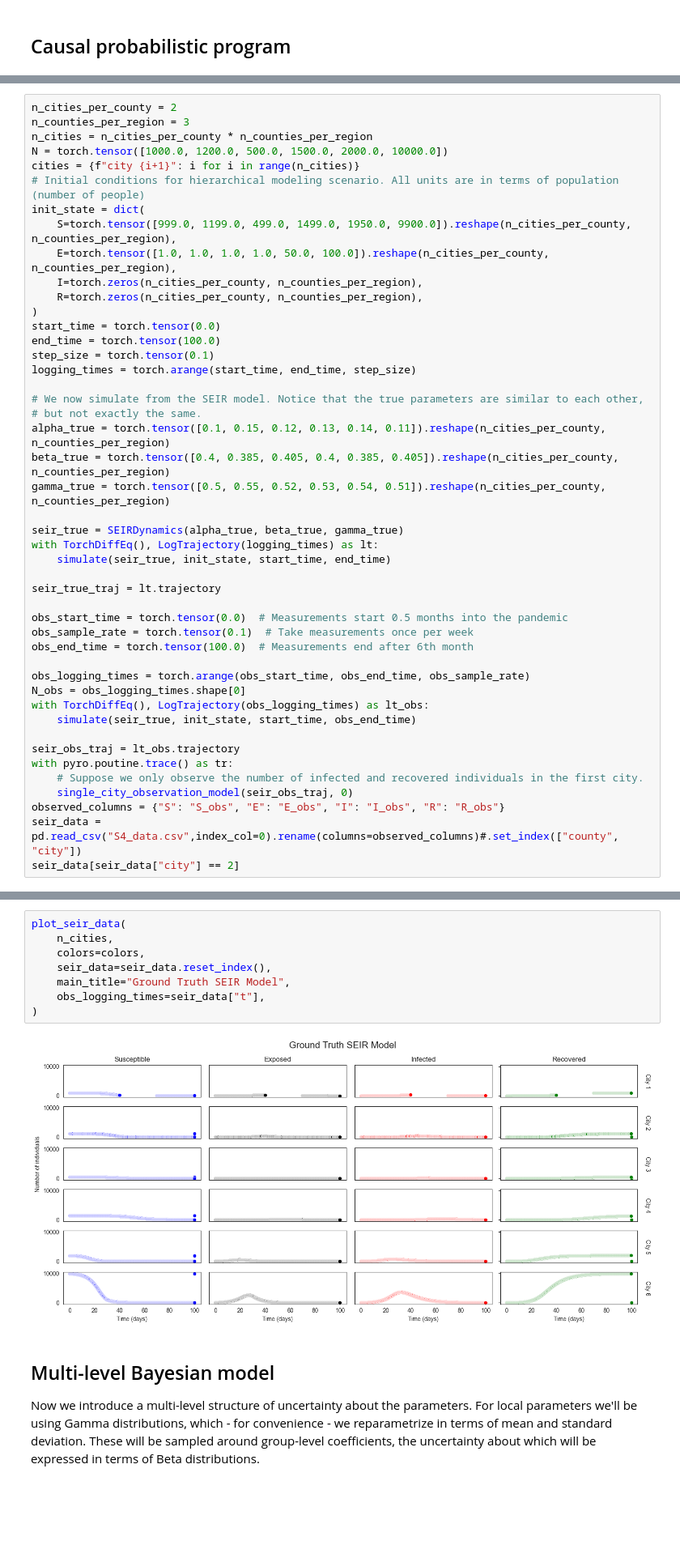
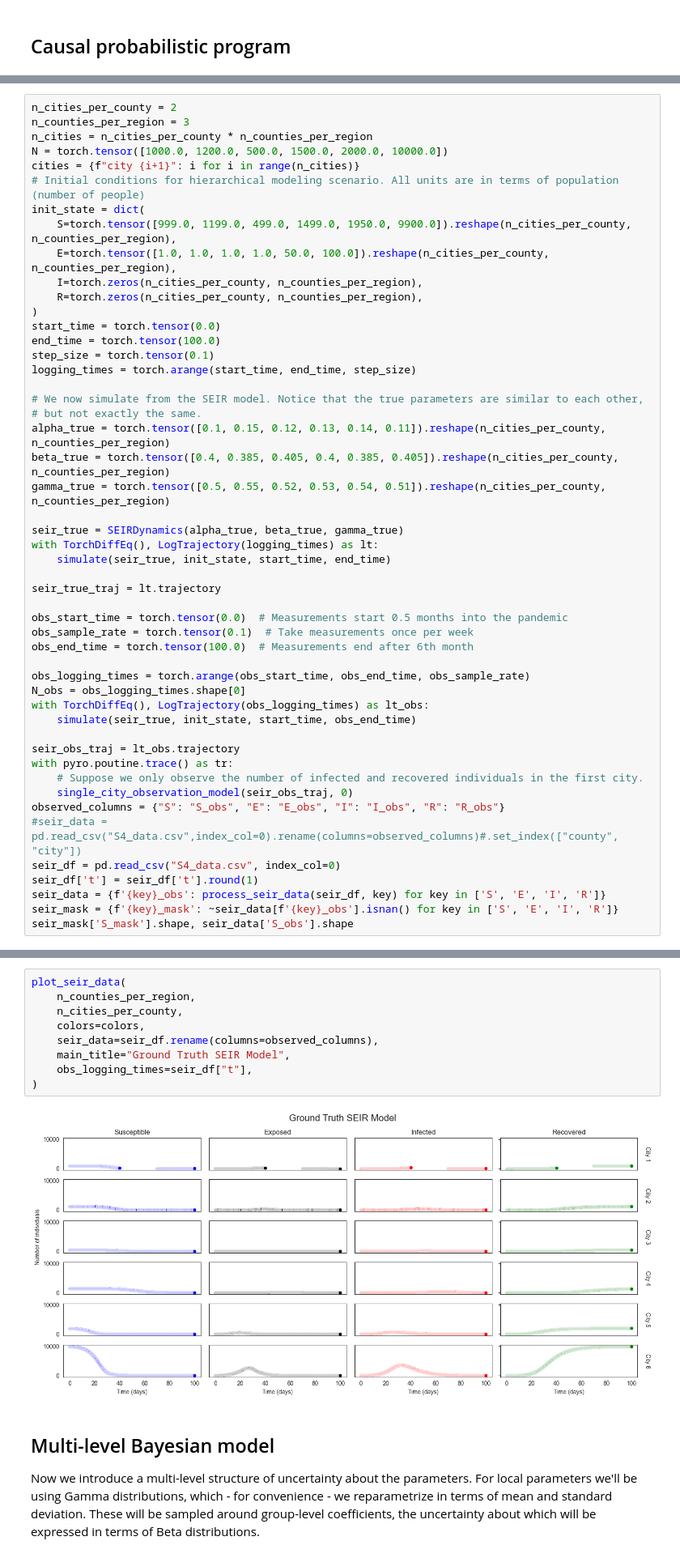
Before and after one commit to DARPA-ASKEM/program-milestones, a Jupyter notebook: Nov-24-monthly-epi-demo/Scenario-4/dynamical_multi.ipynb, the cells around one changed output, grey strips where cells are left out. Shown at 81% size. Cells and saved outputs as stored; diff of their text form; blank space fills up the shorter version.

Commit message:
Discovered timepoint data rounding error.  Now focused on running SVI with complete data. Then focusing on obs_mask

```diff
--- a/Nov-24-monthly-epi-demo/Scenario-4/dynamical_multi.ipynb
+++ b/Nov-24-monthly-epi-demo/Scenario-4/dynamical_multi.ipynb
@@ -440,6 +512,10 @@ with pyro.poutine.trace() as tr:
     # Suppose we only observe the number of infected and recovered individuals in the first city.
     single_city_observation_model(seir_obs_traj, 0)
 observed_columns = {"S": "S_obs", "E": "E_obs", "I": "I_obs", "R": "R_obs"}
-seir_data = pd.read_csv("S4_data.csv",index_col=0).rename(columns=observed_columns)#.set_index(["county", "city"])
-seir_data[seir_data["city"] == 2]
+#seir_data = pd.read_csv("S4_data.csv",index_col=0).rename(columns=observed_columns)#.set_index(["county", "city"])
+seir_df = pd.read_csv("S4_data.csv", index_col=0)
+seir_df['t'] = seir_df['t'].round(1)
+seir_data = {f'{key}_obs': process_seir_data(seir_df, key) for key in ['S', 'E', 'I', 'R']}
+seir_mask = {f'{key}_mask': ~seir_data[f'{key}_obs'].isnan() for key in ['S', 'E', 'I', 'R']}
+seir_mask['S_mask'].shape, seir_data['S_obs'].shape
 # %% [output]
@@ -462,14 +542,15 @@ seir_obs_traj['S'].shape
 torch.Size([2, 3, 1000])
 # %%
 plot_seir_data(
-    n_cities,
+    n_counties_per_region,
+    n_cities_per_county,
     colors=colors,
-    seir_data=seir_data.reset_index(),
+    seir_data=seir_df.rename(columns=observed_columns),
     main_title="Ground Truth SEIR Model",
-    obs_logging_times=seir_data["t"],
+    obs_logging_times=seir_df["t"],
 )
 # %% [output]
-[figure, old version]
+[figure, new version]
 # %% [markdown]
 ## Multi-level Bayesian model
 
```
Also changed, not shown: parts of 18 cells of this notebook.
